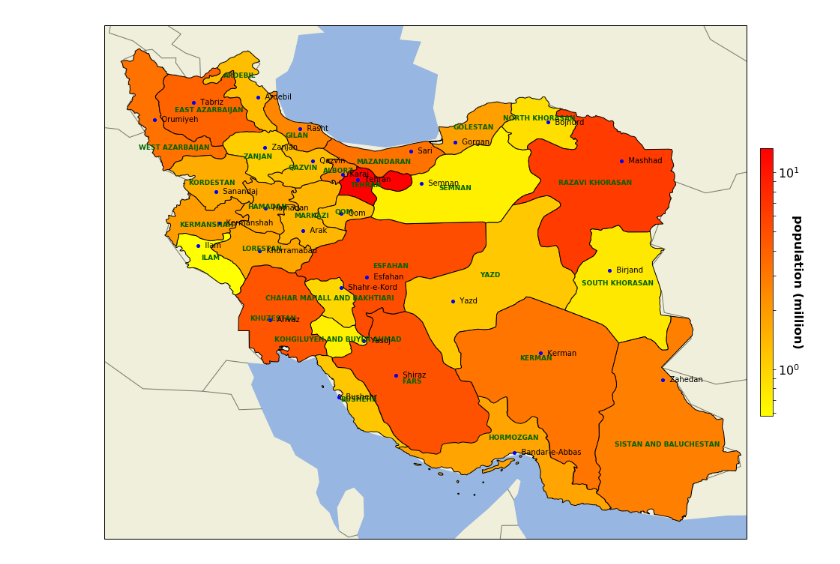
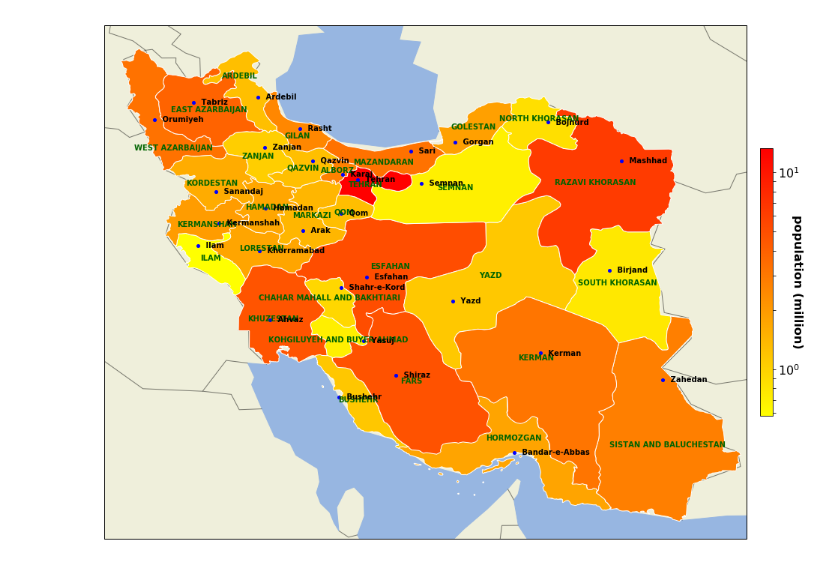
Before and after one commit to javadnoorb/iranmap, a Jupyter notebook: IranMap.ipynb, the cells around one changed output. Cells and saved outputs as stored; diff of their text form; code cells hidden in the pictures.

```diff
--- a/IranMap.ipynb
+++ b/IranMap.ipynb
@@ -38,34 +38,34 @@ sm = cm.ScalarMappable(norm=norm, cmap=cm.autumn_r)
 sm._A = []
 
 for province in provinces:
     if province.attributes['name'] in Capitals.index:
         provincecolor = sm.to_rgba(Capitals.loc[province.attributes['name'],'Pop-2016']/1e6)
     else:
         provincecolor = 'linen'
     ax.add_geometries(province.geometry, ccrs.PlateCarree(),
-                      facecolor=provincecolor,edgecolor='black',
+                      facecolor=provincecolor,edgecolor='white',
                       label=province.attributes['name'])
 
     pl.text(province.attributes['longitude'],
             province.attributes['latitude'],
             province.attributes['name'].upper(),
             color='darkgreen',ha='center',
-            va='center',fontsize=9,fontweight='bold')
+            va='center',fontsize=10,fontweight='bold')
 
     if province.attributes['name'] in Capitals.index:
         capital = Capitals.loc[province.attributes['name']]
 
         pl.text(capital['longitude'],
             capital['latitude'],
             '   '+capital['Capital'],
             color='black',ha='left',
-            va='center',fontsize=10)
+            va='center',fontsize=10,fontweight='bold')
 
         pl.plot(capital['longitude'],capital['latitude'],'bo',markersize=4)
 
 
 cb = pl.colorbar(sm,fraction=0.02, pad=0.02);
 cb.ax.tick_params(labelsize=16);
 cb.ax.set_ylabel('population (million)\n', rotation=270,fontsize=16,fontweight='bold');
 # %% [output]
-[figure, old version]
+[figure, new version]
```
